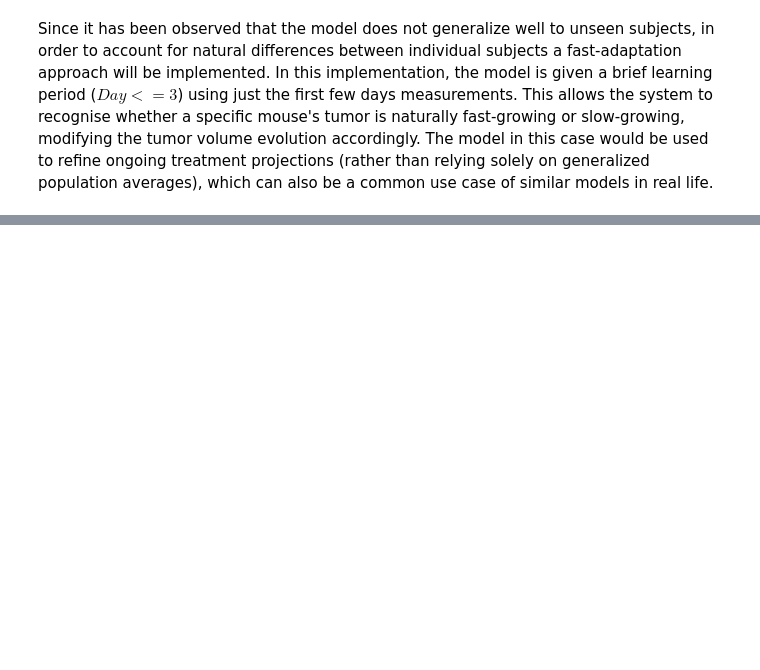
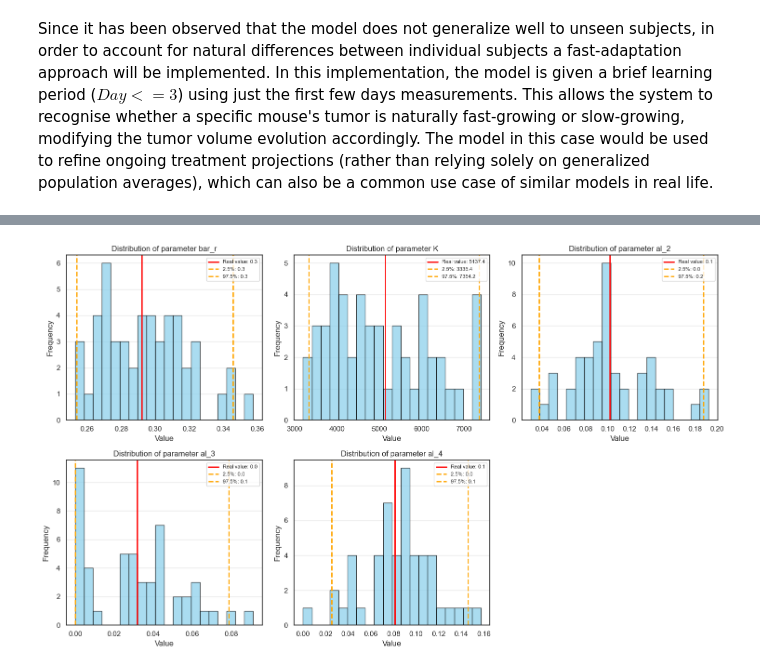
Before and after one commit to GrauSerramitjanaEspunya/tumor-modelling, a Jupyter notebook: notebooks/05_improved-model-validation.ipynb, the cells around one changed output, grey strips where cells are left out. Drawn from its saved outputs; the diff is of its cells as text; code cells hidden in the pictures; blank space fills up the shorter version.

Commit message:
Parameter Uncertainty Quantification

```diff
--- a/notebooks/05_improved-model-validation.ipynb
+++ b/notebooks/05_improved-model-validation.ipynb
@@ -493,0 +562,38 @@ In conclusion, although the model is statistically valid and in general is able
+# %%
+fig, axes = plt.subplots(2, 3, figsize=(15,9))
+axes = axes.flatten()
+
+columns = ["bar_r", "K", "al_2", "al_3", "al_4"]
+real_values = [group_results["bar_r_s"].iloc[0],
+               group_results["K"].iloc[0],
+               group_results.loc[group_results["Group"] == 2, "al"].iloc[0],
+               group_results.loc[group_results["Group"] == 3, "al"].iloc[0],
+               group_results.loc[group_results["Group"] == 4, "al"].iloc[0]]
+
+for i, (ax, col, real_val) in enumerate(zip(axes[:5], columns, real_values)):
+    p2_5 = np.percentile(boot_df[col], 2.5)
+    p97_5 = np.percentile(boot_df[col], 97.5)
+
+    real_val = real_values[i]
+
+    # Create visualization
+    ax.hist(boot_df[col], bins=20, color='skyblue', edgecolor='black', alpha=0.7)
+
+    ax.axvline(real_val, color='red', linestyle='-', linewidth=2, label=f'Real value: {real_val:.1f}')
+    ax.axvline(p2_5, color='orange', linestyle='--', linewidth=2, label=f'2.5%: {p2_5:.1f}')
+    ax.axvline(p97_5, color='orange', linestyle='--', linewidth=2, label=f'97.5%: {p97_5:.1f}')
+
+    ax.set_title(f'Distribution of parameter {col}')
+    ax.set_xlabel('Value')
+    ax.set_ylabel('Frequency')
+    ax.legend(loc='upper right', fontsize=8)
+    ax.grid(axis='y', alpha=0.5)
+
+
+axes[5].axis('off')
+
+plt.tight_layout()
+plt.savefig(EXPORT_PATH / "fig21.png", dpi=300, bbox_inches="tight")
+plt.show()
+# %% [output]
+[figure, added]
```
Also changed, not shown: parts of 24 cells of this notebook, 8 other files.
